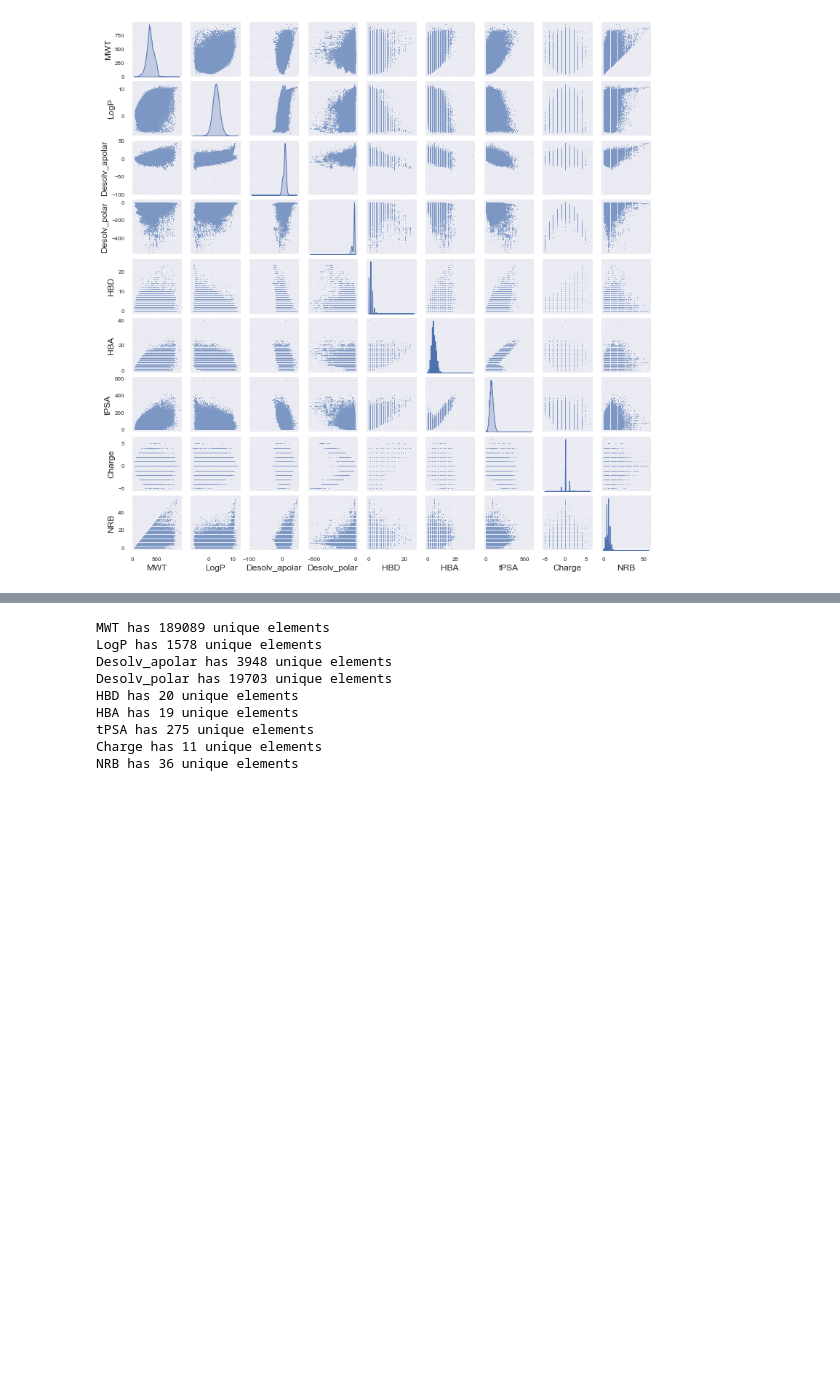
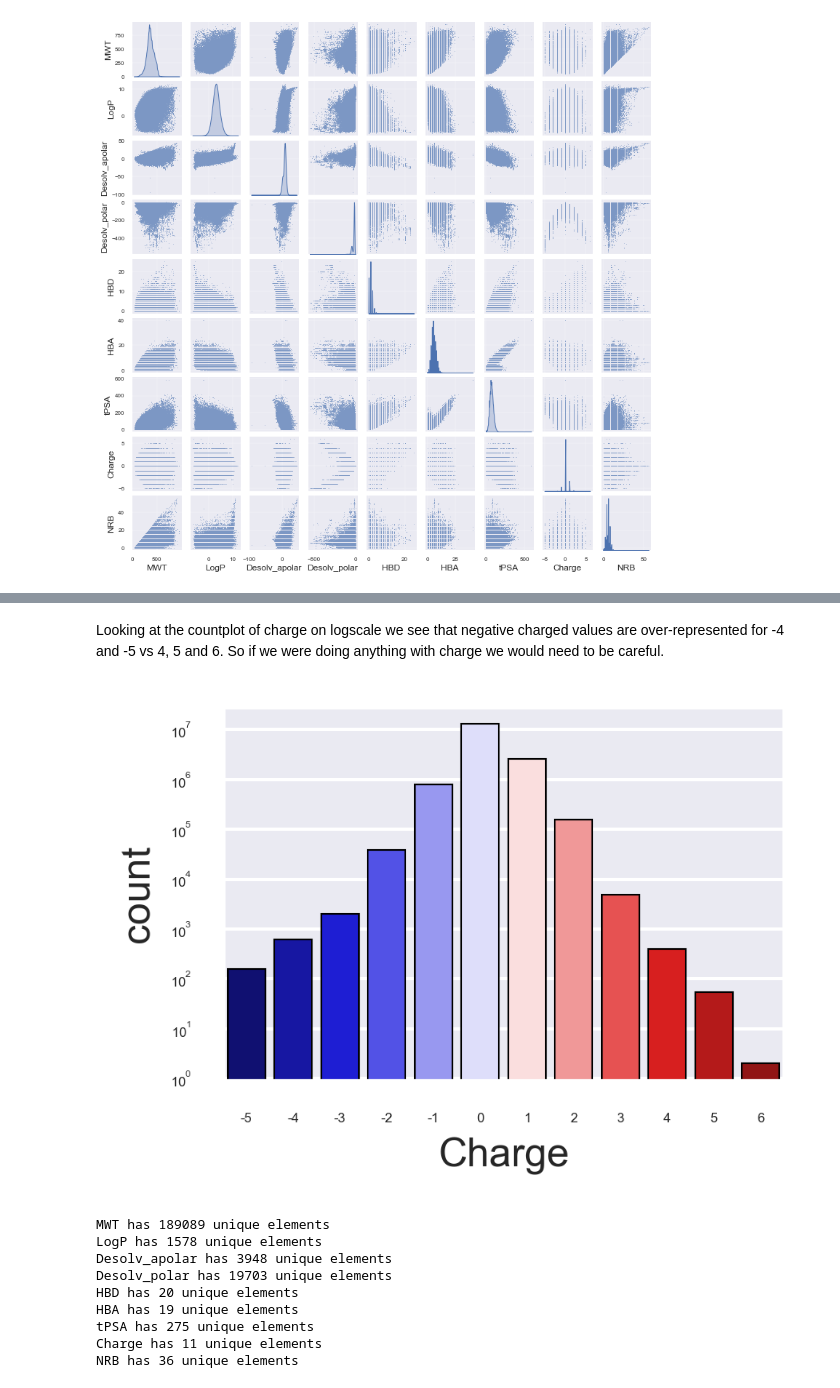
Before and after one commit to drewschaub/chem-preprocessor, a Jupyter notebook: notebooks/exploreZINC.ipynb, the cells around one changed output, grey strips where cells are left out. Saved outputs shown, nothing was run; the diff lists cells and outputs as text; code cells hidden in the pictures; blank space fills up the shorter version.

```diff
--- a/notebooks/exploreZINC.ipynb
+++ b/notebooks/exploreZINC.ipynb
@@ -161,3 +189,17 @@ for method in methods:
+# %% [markdown]
+Looking at the countplot of charge on logscale we see that negative charged values are over-represented for -4 and -5 vs 4, 5 and 6. So if we were doing anything with charge we would need to be careful.
+# %%
+sns.set(style='darkgrid')
+plt.rcParams.update({'font.size': 4, 'xtick.labelsize': 4, 'ytick.labelsize': 4})
+
+fig = plt.figure(figsize=(3, 2), dpi=300)
+ax = fig.add_axes([0.12, 0.12, 0.78, 0.78])
+
+
+ax = sns.countplot(x=df['Charge'], palette='seismic', edgecolor='black', linewidth=0.5)
+plt.yscale('log')
+# %% [output]
+[figure, added]
 # %%
 # %% [output]
 MWT has 189089 unique elements
```
Also changed, not shown: parts of 8 cells of this notebook, 3 other files.
